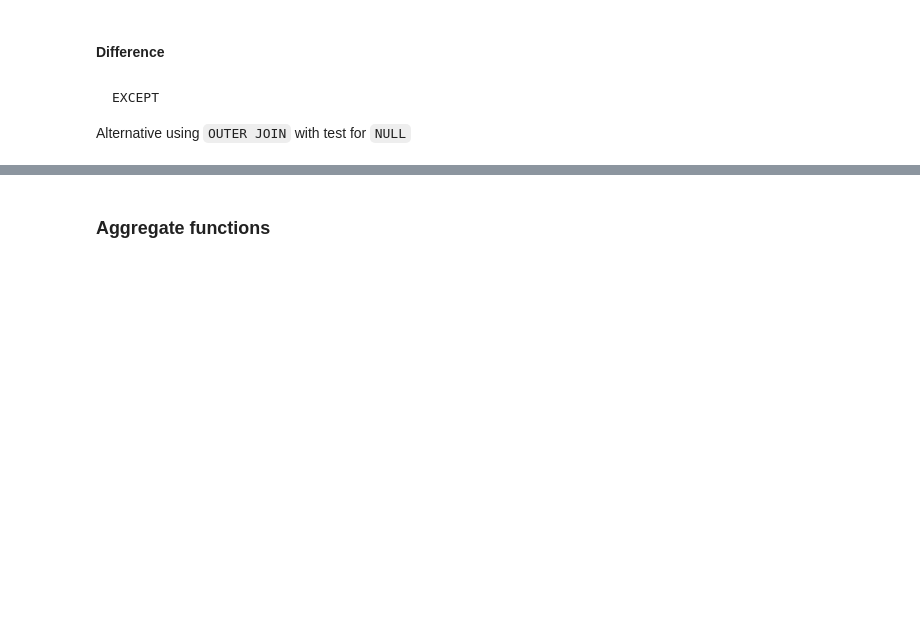
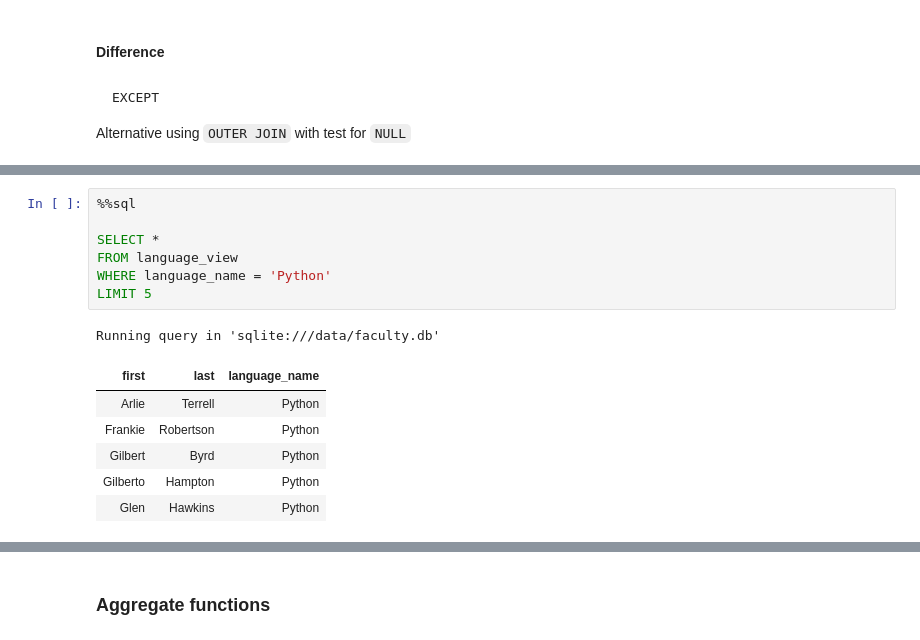
Before and after one commit to cliburn/learn-python-stats, a Jupyter notebook: A08_SQL_Queries_01.ipynb, the cells around one changed output, grey strips where cells are left out. Saved outputs shown, nothing was run; the diff lists cells and outputs as text; blank space fills up the shorter version.

```diff
--- a/A08_SQL_Queries_01.ipynb
+++ b/A08_SQL_Queries_01.ipynb
@@ -351,0 +513,15 @@ LIMIT 10;
+# %%
+%%sql
+
+SELECT *
+FROM language_view
+WHERE language_name = 'Python'
+LIMIT 5
+# %% [output]
+Running query in 'sqlite:///data/faculty.db'
+| first | last | language_name |
+| Arlie | Terrell | Python |
+| Frankie | Robertson | Python |
+| Gilbert | Byrd | Python |
+| Gilberto | Hampton | Python |
+| Glen | Hawkins | Python |
```
Also changed, not shown: parts of 34 cells of this notebook, 2 other files.
